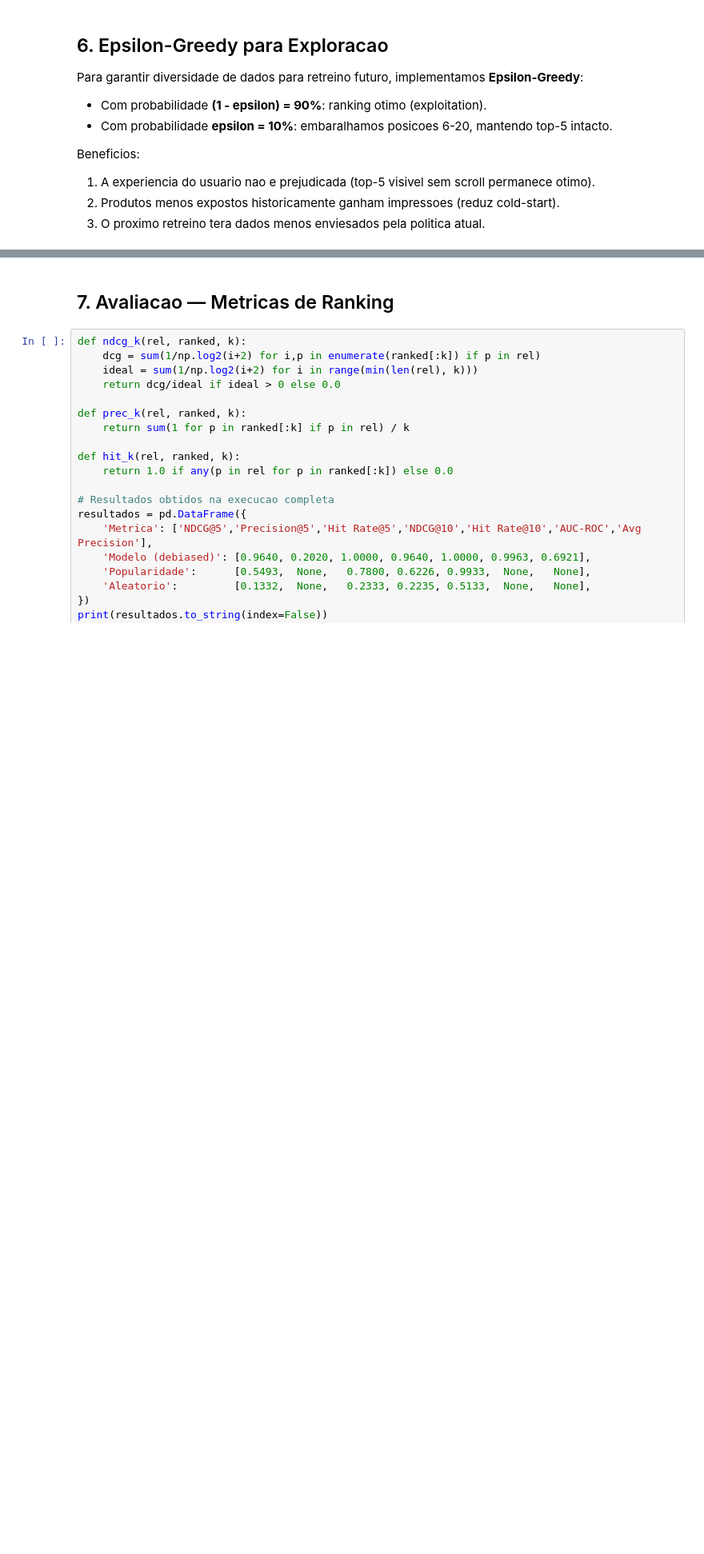
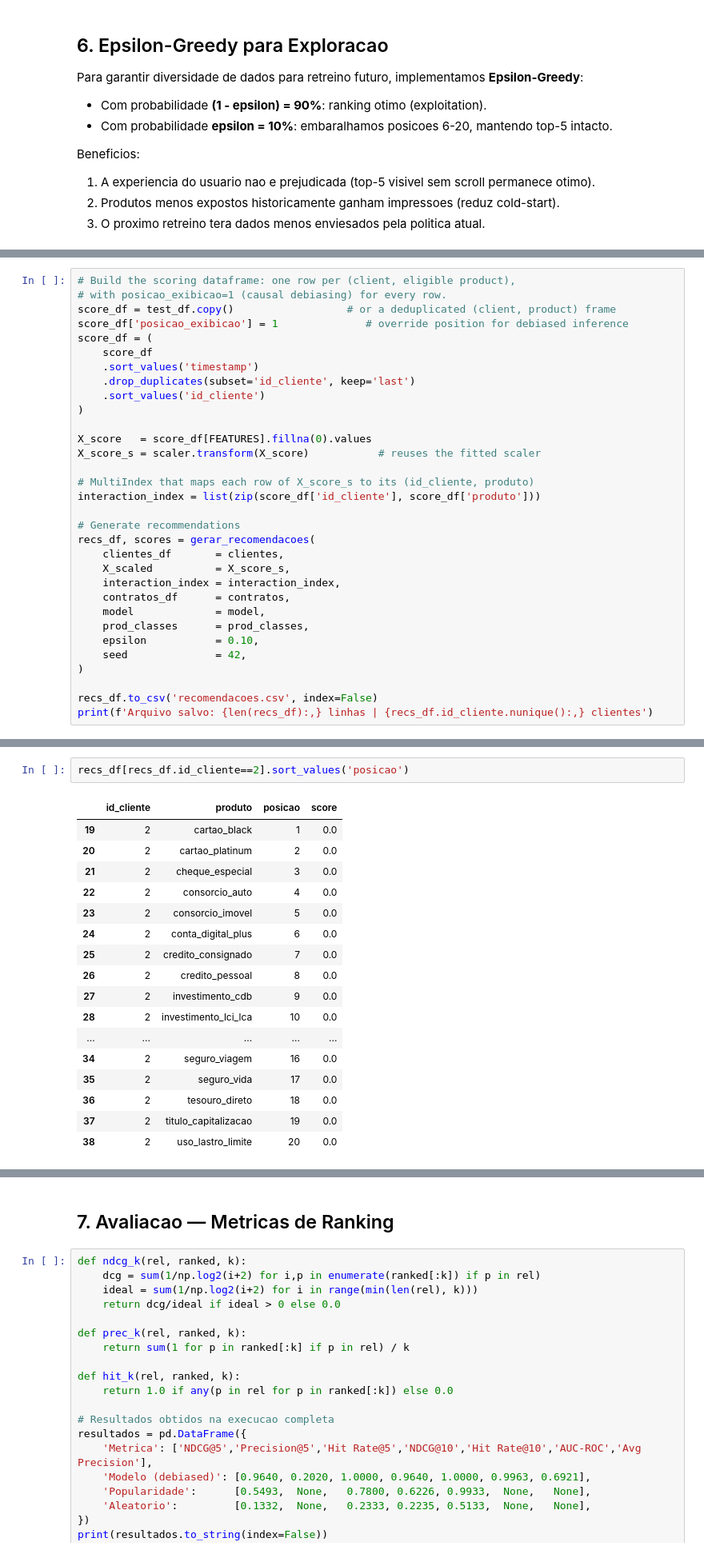
Before and after one commit to Cirokun/case-sistema-recomendacao-II, a Jupyter notebook: notebook_recomendacao.ipynb, the cells around one changed output, grey strips where cells are left out. Shown at 80% size. Drawn from its saved outputs; the diff is of its cells as text; blank space fills up the shorter version.

```diff
--- a/notebook_recomendacao.ipynb
+++ b/notebook_recomendacao.ipynb
@@ -517,0 +647,32 @@ Funcao de recomendacao definida.
+# %%
+# Build the scoring dataframe: one row per (client, eligible product),
+# with posicao_exibicao=1 (causal debiasing) for every row.
+score_df = test_df.copy()                  # or a deduplicated (client, product) frame
+score_df['posicao_exibicao'] = 1              # override position for debiased inference
+score_df = (
+    score_df
+    .sort_values('timestamp')
+    .drop_duplicates(subset='id_cliente', keep='last')
+    .sort_values('id_cliente')
+)
+
+X_score   = score_df[FEATURES].fillna(0).values
+X_score_s = scaler.transform(X_score)           # reuses the fitted scaler
+
+# MultiIndex that maps each row of X_score_s to its (id_cliente, produto)
+interaction_index = list(zip(score_df['id_cliente'], score_df['produto']))
+
+# Generate recommendations
+recs_df, scores = gerar_recomendacoes(
+    clientes_df       = clientes,
+    X_scaled          = X_score_s,
+    interaction_index = interaction_index,
+    contratos_df      = contratos,
+    model             = model,
+    prod_classes      = prod_classes,
+    epsilon           = 0.10,
+    seed              = 42,
+)
+
+recs_df.to_csv('recomendacoes.csv', index=False)
+print(f'Arquivo salvo: {len(recs_df):,} linhas | {recs_df.id_cliente.nunique():,} clientes')
@@ -517,0 +706,20 @@ Funcao de recomendacao definida.
+# %%
+recs_df[recs_df.id_cliente==2].sort_values('posicao')
+# %% [output]
+|  | id_cliente | produto | posicao | score |
+| 19 | 2 | cartao_black | 1 | 0.0 |
+| 20 | 2 | cartao_platinum | 2 | 0.0 |
+| 21 | 2 | cheque_especial | 3 | 0.0 |
+| 22 | 2 | consorcio_auto | 4 | 0.0 |
+| 23 | 2 | consorcio_imovel | 5 | 0.0 |
+| 24 | 2 | conta_digital_plus | 6 | 0.0 |
+| 25 | 2 | credito_consignado | 7 | 0.0 |
+| 26 | 2 | credito_pessoal | 8 | 0.0 |
+| 27 | 2 | investimento_cdb | 9 | 0.0 |
+| 28 | 2 | investimento_lci_lca | 10 | 0.0 |
+| ... | ... | ... | ... | ... |
+| 34 | 2 | seguro_viagem | 16 | 0.0 |
+| 35 | 2 | seguro_vida | 17 | 0.0 |
+| 36 | 2 | tesouro_direto | 18 | 0.0 |
+| 37 | 2 | titulo_capitalizacao | 19 | 0.0 |
+| 38 | 2 | uso_lastro_limite | 20 | 0.0 |
```
Also changed, not shown: parts of 20 cells of this notebook, 2 other files.
